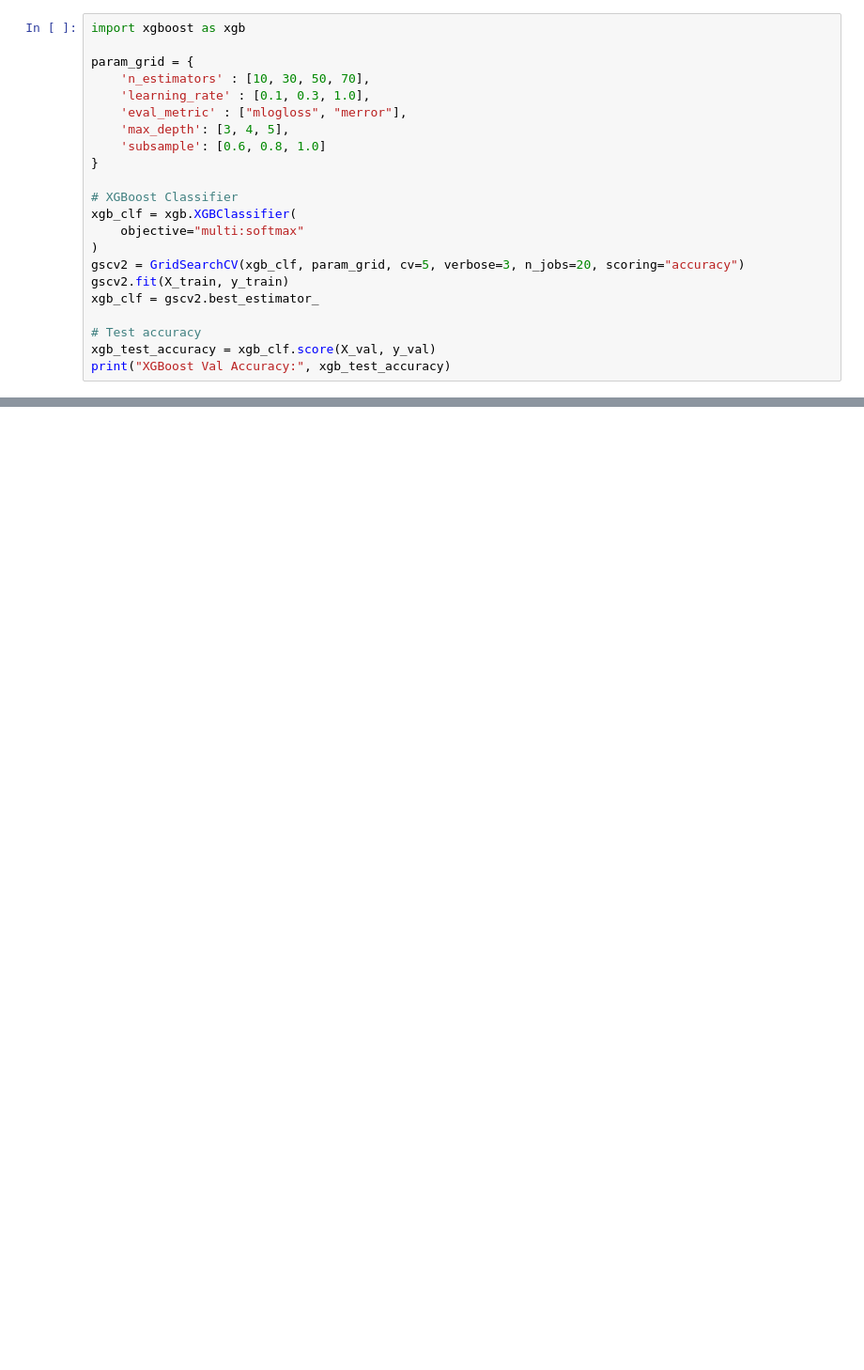
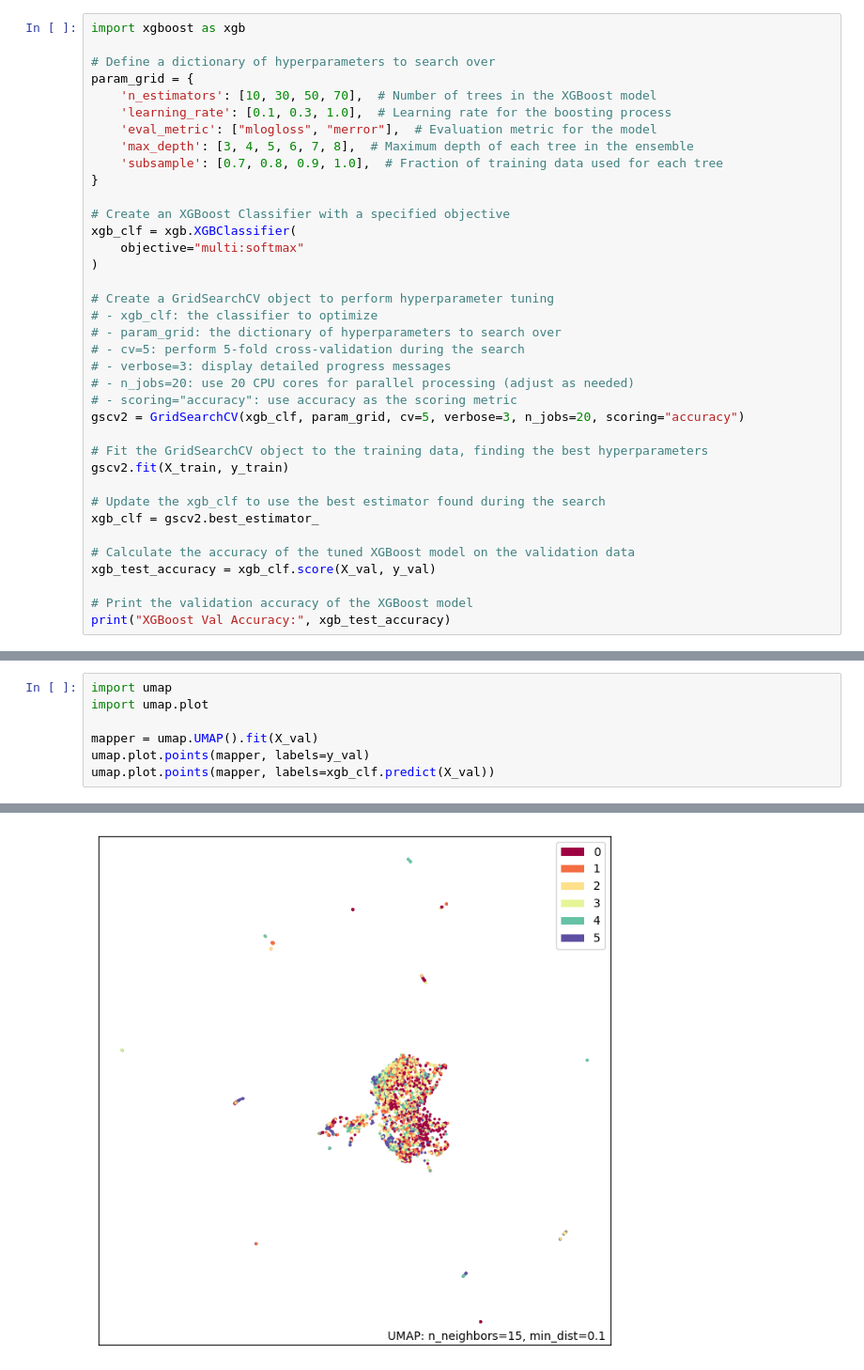
Before and after one commit to mbahng/671_final, a Jupyter notebook: XGboost.ipynb, the cells around one changed output, grey strips where cells are left out. Shown at 94% size. Drawn from its saved outputs; the diff is of its cells as text; blank space fills up the shorter version.

```diff
--- a/XGboost.ipynb
+++ b/XGboost.ipynb
@@ -44,23 +55,38 @@ X_train.shape
 # %%
 import xgboost as xgb
 
+# Define a dictionary of hyperparameters to search over
 param_grid = {
-    'n_estimators' : [10, 30, 50, 70],
-    'learning_rate' : [0.1, 0.3, 1.0],
-    'eval_metric' : ["mlogloss", "merror"],
-    'max_depth': [3, 4, 5],
-    'subsample': [0.6, 0.8, 1.0]
+    'n_estimators': [10, 30, 50, 70],  # Number of trees in the XGBoost model
+    'learning_rate': [0.1, 0.3, 1.0],  # Learning rate for the boosting process
+    'eval_metric': ["mlogloss", "merror"],  # Evaluation metric for the model
+    'max_depth': [3, 4, 5, 6, 7, 8],  # Maximum depth of each tree in the ensemble
+    'subsample': [0.7, 0.8, 0.9, 1.0],  # Fraction of training data used for each tree
 }
 
-# XGBoost Classifier
+# Create an XGBoost Classifier with a specified objective
 xgb_clf = xgb.XGBClassifier(
     objective="multi:softmax"
 )
+
+# Create a GridSearchCV object to perform hyperparameter tuning
+# - xgb_clf: the classifier to optimize
+# - param_grid: the dictionary of hyperparameters to search over
+# - cv=5: perform 5-fold cross-validation during the search
+# - verbose=3: display detailed progress messages
+# - n_jobs=20: use 20 CPU cores for parallel processing (adjust as needed)
+# - scoring="accuracy": use accuracy as the scoring metric
 gscv2 = GridSearchCV(xgb_clf, param_grid, cv=5, verbose=3, n_jobs=20, scoring="accuracy")
+
+# Fit the GridSearchCV object to the training data, finding the best hyperparameters
 gscv2.fit(X_train, y_train)
+
+# Update the xgb_clf to use the best estimator found during the search
 xgb_clf = gscv2.best_estimator_
 
-# Test accuracy
+# Calculate the accuracy of the tuned XGBoost model on the validation data
 xgb_test_accuracy = xgb_clf.score(X_val, y_val)
+
+# Print the validation accuracy of the XGBoost model
 print("XGBoost Val Accuracy:", xgb_test_accuracy)
 # %% [output]
@@ -115,0 +213,8 @@ subsample : 1.0
+# %%
+import umap
+import umap.plot
+
+mapper = umap.UMAP().fit(X_val)
+umap.plot.points(mapper, labels=y_val)
+umap.plot.points(mapper, labels=xgb_clf.predict(X_val))
+# %% [output]
@@ -115,0 +222 @@ subsample : 1.0
+[figure, added]
```
Also changed, not shown: parts of 9 cells of this notebook, 10 other files.
